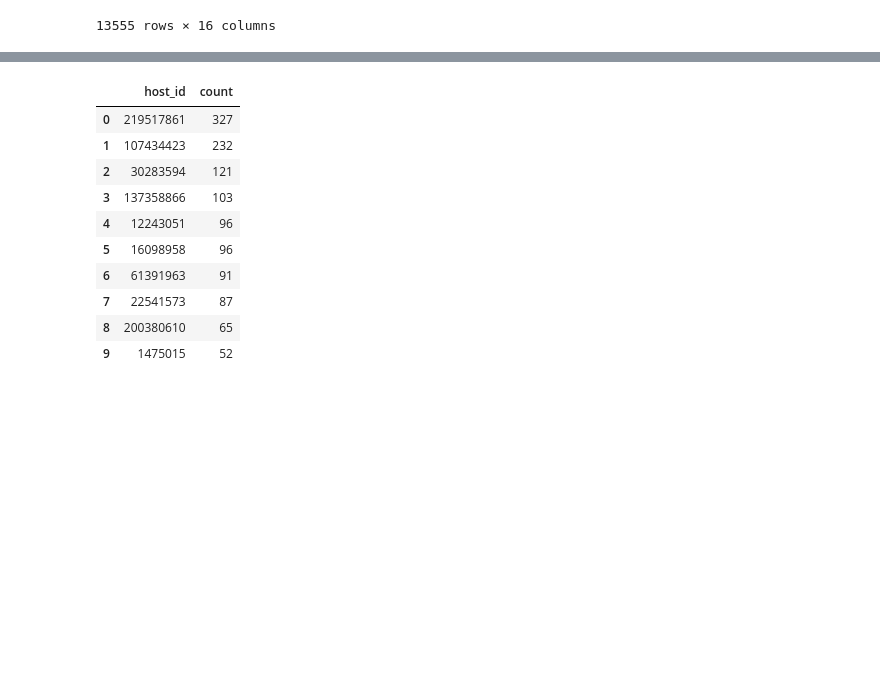
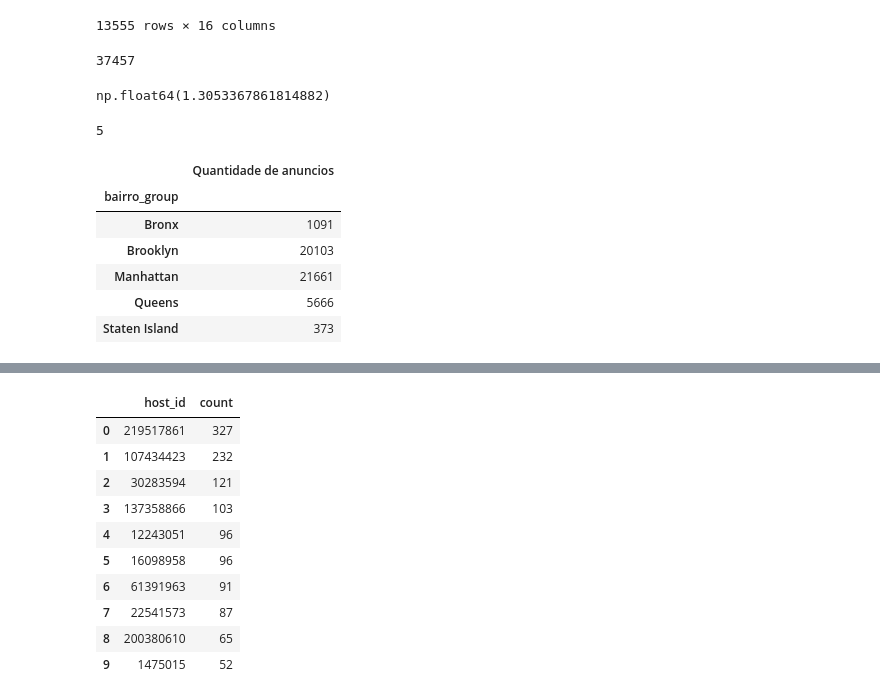
Before and after one commit to AurelioGuilherme/AmbienteDeDesenvolvimento, a Jupyter notebook: Notebooks/data_understanding.ipynb, the cells around one changed output, grey strips where cells are left out. Saved outputs shown, nothing was run; the diff lists cells and outputs as text; code cells hidden in the pictures; blank space fills up the shorter version.

```diff
--- a/Notebooks/data_understanding.ipynb
+++ b/Notebooks/data_understanding.ipynb
@@ -255,0 +254,22 @@ pd.
+# %%
+df['host_id'].nunique()
+# %% [output]
+37457
+# %%
+round(df["host_id"].value_counts().reset_index().mean().values[1])
+# %% [output]
+np.float64(1.3053367861814882)
+# %%
+df["bairro_group"].nunique()
+# %% [output]
+5
+# %%
+pd.DataFrame(df.groupby('bairro_group')['id'].count()).rename({'id': 'Quantidade de anuncios'}, axis=1)
+# %% [output]
+|  | Quantidade de anuncios |
+| bairro_group |  |
+| Bronx | 1091 |
+| Brooklyn | 20103 |
+| Manhattan | 21661 |
+| Queens | 5666 |
+| Staten Island | 373 |
```
Also changed, not shown: parts of 6 cells of this notebook, 1 other file.
